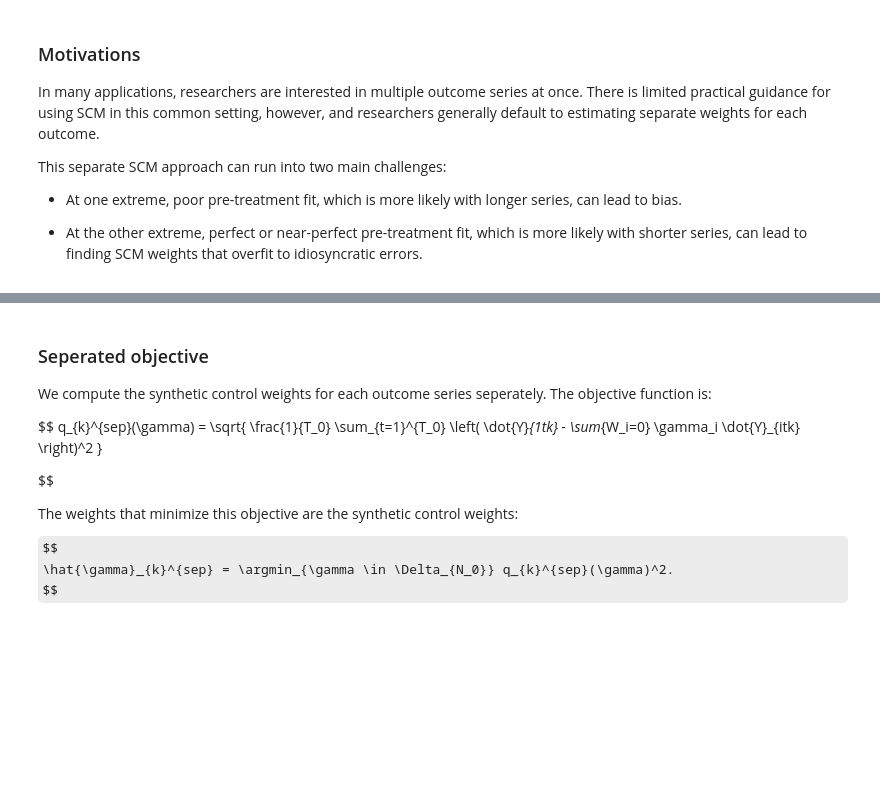
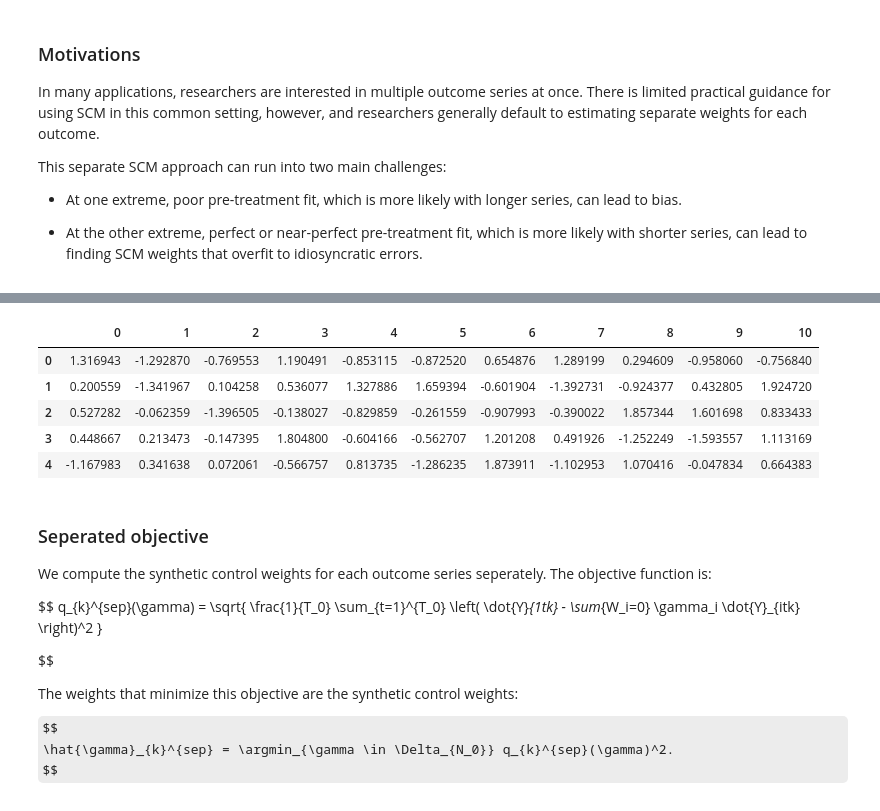
Before and after one commit to CongWang141/Literature-Light-Map, a Jupyter notebook: 5. Multiple outcome SCM/multiple_outcome_scm.ipynb, the cells around one changed output, grey strips where cells are left out. Saved outputs shown, nothing was run; the diff lists cells and outputs as text; code cells hidden in the pictures; some formulas as TeX source; blank space fills up the shorter version.

```diff
--- a/5. Multiple outcome SCM/multiple_outcome_scm.ipynb
+++ b/5. Multiple outcome SCM/multiple_outcome_scm.ipynb
@@ -248,6 +84,16 @@ for k in range(K):
     data -= mean_
     # reserve the de-meaned data for later use
     df[k] = data
+# %%
+# check the head of first k=0 data
+pd.DataFrame(df[0]).head()
+# %% [output]
+|  | 0 | 1 | 2 | 3 | 4 | 5 | 6 | 7 | 8 | 9 | 10 |
+| 0 | 1.316943 | -1.292870 | -0.769553 | 1.190491 | -0.853115 | -0.872520 | 0.654876 | 1.289199 | 0.294609 | -0.958060 | -0.756840 |
+| 1 | 0.200559 | -1.341967 | 0.104258 | 0.536077 | 1.327886 | 1.659394 | -0.601904 | -1.392731 | -0.924377 | 0.432805 | 1.924720 |
+| 2 | 0.527282 | -0.062359 | -1.396505 | -0.138027 | -0.829859 | -0.261559 | -0.907993 | -0.390022 | 1.857344 | 1.601698 | 0.833433 |
+| 3 | 0.448667 | 0.213473 | -0.147395 | 1.804800 | -0.604166 | -0.562707 | 1.201208 | 0.491926 | -1.252249 | -1.593557 | 1.113169 |
+| 4 | -1.167983 | 0.341638 | 0.072061 | -0.566757 | 0.813735 | -1.286235 | 1.873911 | -1.102953 | 1.070416 | -0.047834 | 0.664383 |
 # %% [markdown]
 ### Seperated objective
 We compute the synthetic control weights for each outcome series seperately. The objective function is:
```
Also changed, not shown: parts of 45 cells of this notebook, 34 other files.
